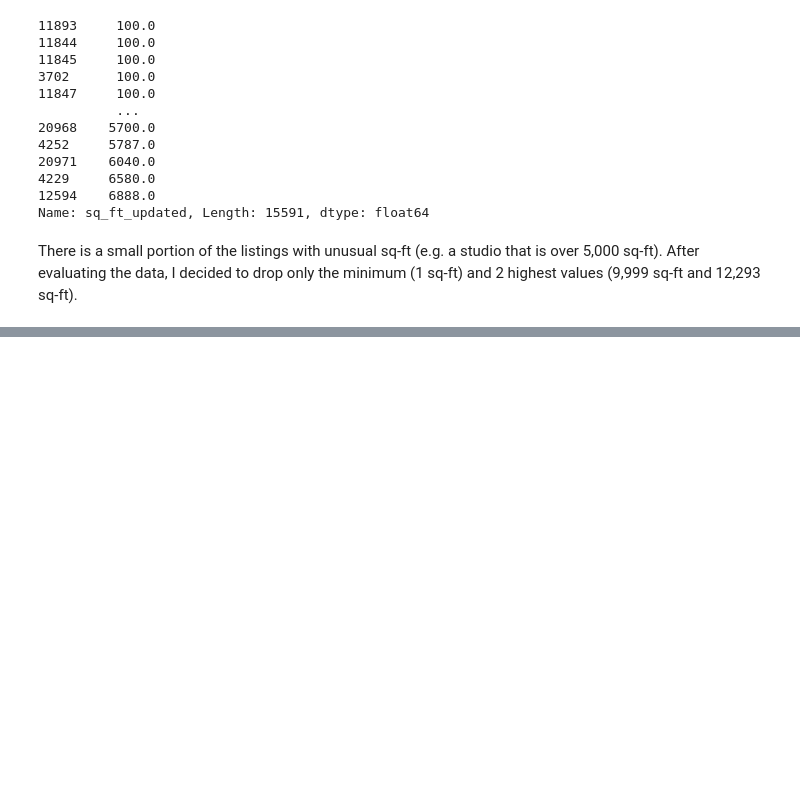
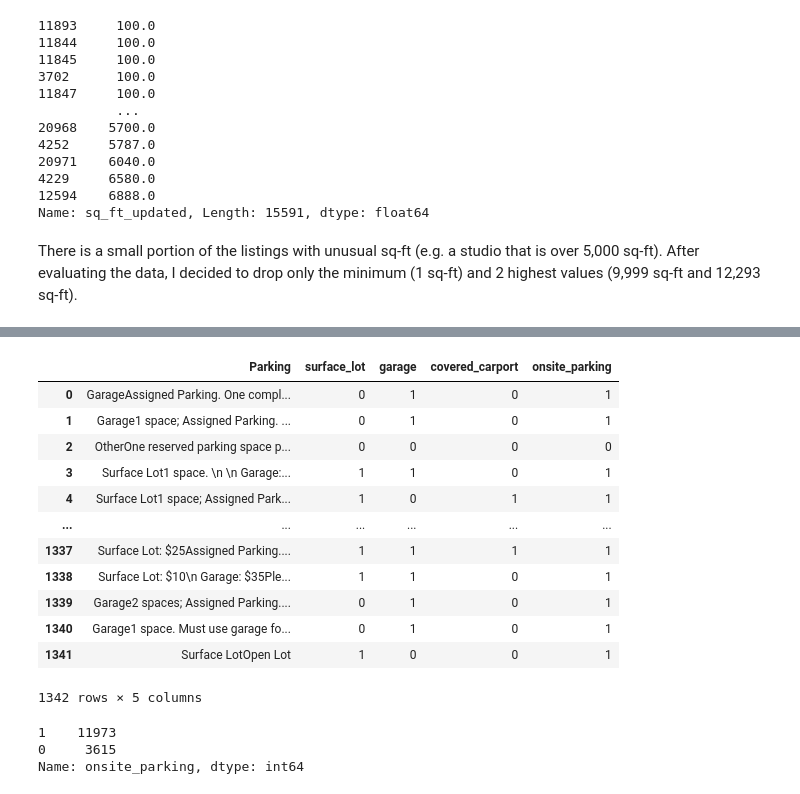
Before and after one commit to yenholaivy/CaliforniaRentalValueEstimation, a Jupyter notebook: CaliforniaRentalValueEstimation.ipynb, the cells around one changed output, grey strips where cells are left out. Drawn from its saved outputs; the diff is of its cells as text; code cells hidden in the pictures; blank space fills up the shorter version.

```diff
--- a/CaliforniaRentalValueEstimation.ipynb
+++ b/CaliforniaRentalValueEstimation.ipynb
@@ -466,0 +666,27 @@ There is a small portion of the listings with unusual sq-ft (e.g. a studio that
+# %%
+path = '/Users/ivylai/Desktop/Galvanize/W08/CaliforniaRentalValueEstimation/data/parking_info.xlsx'
+parking_info = pd.read_excel(path)
+
+parking_info
+# %% [output]
+|  | Parking | surface_lot | garage | covered_carport | onsite_parking |
+| 0 | GarageAssigned Parking. One compl... | 0 | 1 | 0 | 1 |
+| 1 | Garage1 space; Assigned Parking. ... | 0 | 1 | 0 | 1 |
+| 2 | OtherOne reserved parking space p... | 0 | 0 | 0 | 0 |
+| 3 | Surface Lot1 space. \n \n Garage:... | 1 | 1 | 0 | 1 |
+| 4 | Surface Lot1 space; Assigned Park... | 1 | 0 | 1 | 1 |
+| ... | ... | ... | ... | ... | ... |
+| 1337 | Surface Lot: $25Assigned Parking.... | 1 | 1 | 1 | 1 |
+| 1338 | Surface Lot: $10\n Garage: $35Ple... | 1 | 1 | 0 | 1 |
+| 1339 | Garage2 spaces; Assigned Parking.... | 0 | 1 | 0 | 1 |
+| 1340 | Garage1 space. Must use garage fo... | 0 | 1 | 0 | 1 |
+| 1341 | Surface LotOpen Lot | 1 | 0 | 0 | 1 |
+1342 rows × 5 columns
+# %%
+data_7 = data_6.merge(parking_info, on = 'Parking')
+
+data_7['onsite_parking'].value_counts()
+# %% [output]
+1    11973
+0     3615
+Name: onsite_parking, dtype: int64
```
Also changed, not shown: parts of 44 cells of this notebook, 4 other files.
